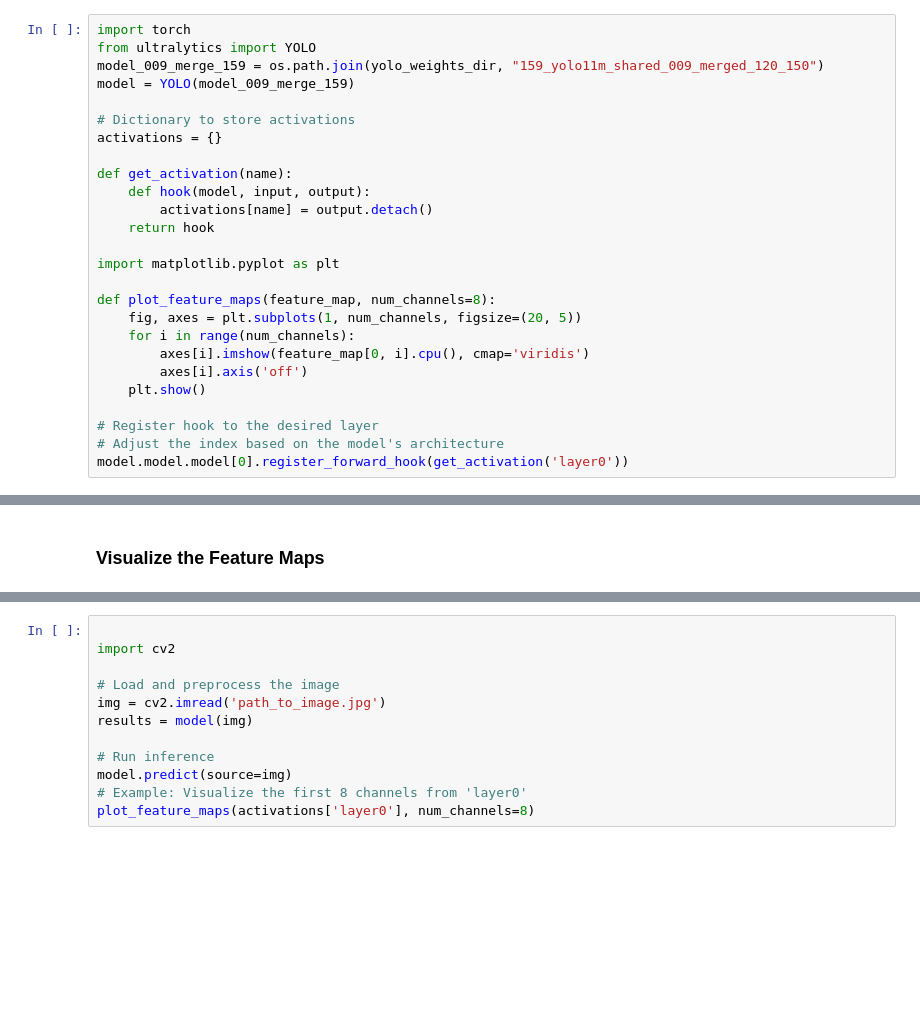
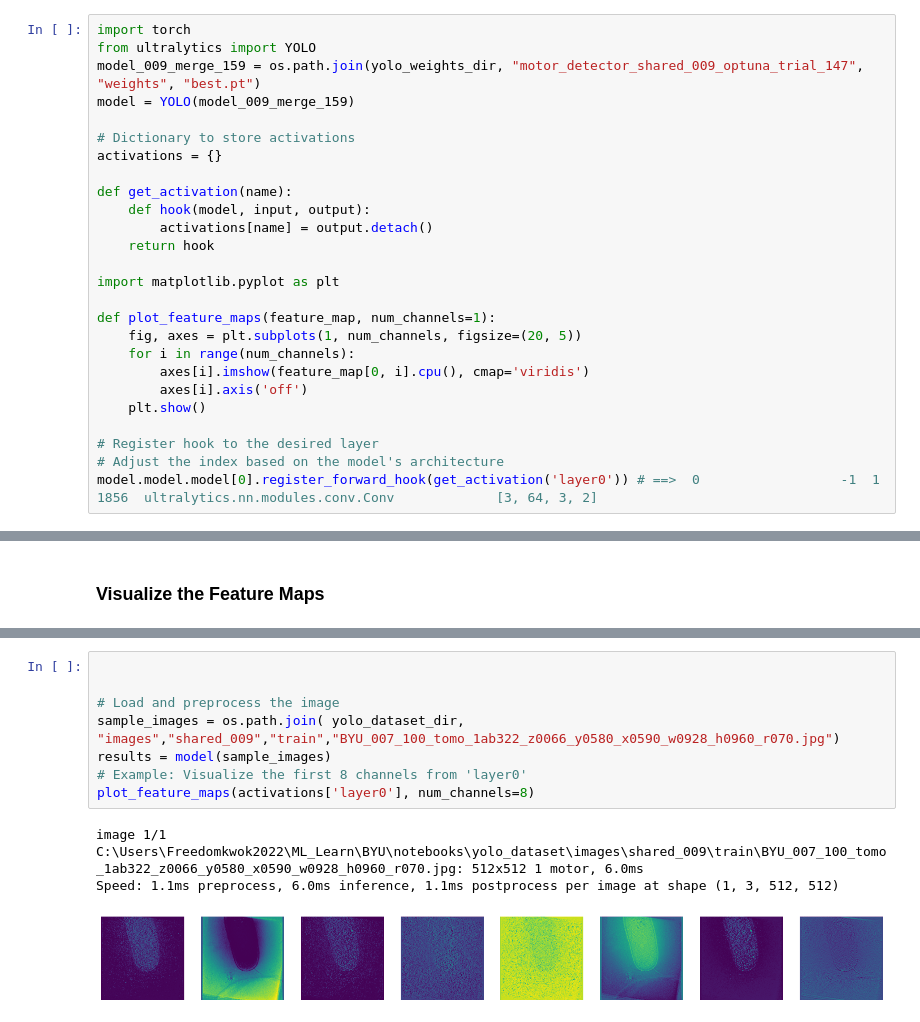
Before and after one commit to freedomkwok/BYU, a Jupyter notebook: image_analysis.ipynb, the cells around one changed output, grey strips where cells are left out. Drawn from its saved outputs; the diff is of its cells as text; blank space fills up the shorter version.

```diff
--- a/image_analysis.ipynb
+++ b/image_analysis.ipynb
@@ -6,7 +43,7 @@ yolo_weights_dir = os.path.join(local_dev, 'yolo_weights')
 # %%
 import torch
 from ultralytics import YOLO
-model_009_merge_159 = os.path.join(yolo_weights_dir, "159_yolo11m_shared_009_merged_120_150")
+model_009_merge_159 = os.path.join(yolo_weights_dir, "motor_detector_shared_009_optuna_trial_147", "weights", "best.pt")
 model = YOLO(model_009_merge_159)
 
 # Dictionary to store activations
@@ -19,7 +56,7 @@ def get_activation(name):
 
 import matplotlib.pyplot as plt
 
-def plot_feature_maps(feature_map, num_channels=8):
+def plot_feature_maps(feature_map, num_channels=1):
     fig, axes = plt.subplots(1, num_channels, figsize=(20, 5))
     for i in range(num_channels):
         axes[i].imshow(feature_map[0, i].cpu(), cmap='viridis')
@@ -28,4 +65,4 @@ def plot_feature_maps(feature_map, num_channels=8):
 
 # Register hook to the desired layer
 # Adjust the index based on the model's architecture
-model.model.model[0].register_forward_hook(get_activation('layer0'))
+model.model.model[0].register_forward_hook(get_activation('layer0')) # ==>  0                  -1  1      1856  ultralytics.nn.modules.conv.Conv             [3, 64, 3, 2]
@@ -34,12 +81,12 @@ model.model.model[0].register_forward_hook(get_activation('layer0'))
 # %%
 
-import cv2
 
 # Load and preprocess the image
-img = cv2.imread('path_to_image.jpg')
-results = model(img)
-
-# Run inference
-model.predict(source=img)
+sample_images = os.path.join( yolo_dataset_dir, "images","shared_009","train","BYU_007_100_tomo_1ab322_z0066_y0580_x0590_w0928_h0960_r070.jpg")
+results = model(sample_images)
 # Example: Visualize the first 8 channels from 'layer0'
 plot_feature_maps(activations['layer0'], num_channels=8)
+# %% [output]
+image 1/1 C:\Users\Freedomkwok2022\ML_Learn\BYU\notebooks\yolo_dataset\images\shared_009\train\BYU_007_100_tomo_1ab322_z0066_y0580_x0590_w0928_h0960_r070.jpg: 512x512 1 motor, 6.0ms
+Speed: 1.1ms preprocess, 6.0ms inference, 1.1ms postprocess per image at shape (1, 3, 512, 512)
+[figure, added]
```
Also changed, not shown: parts of 8 cells of this notebook.
